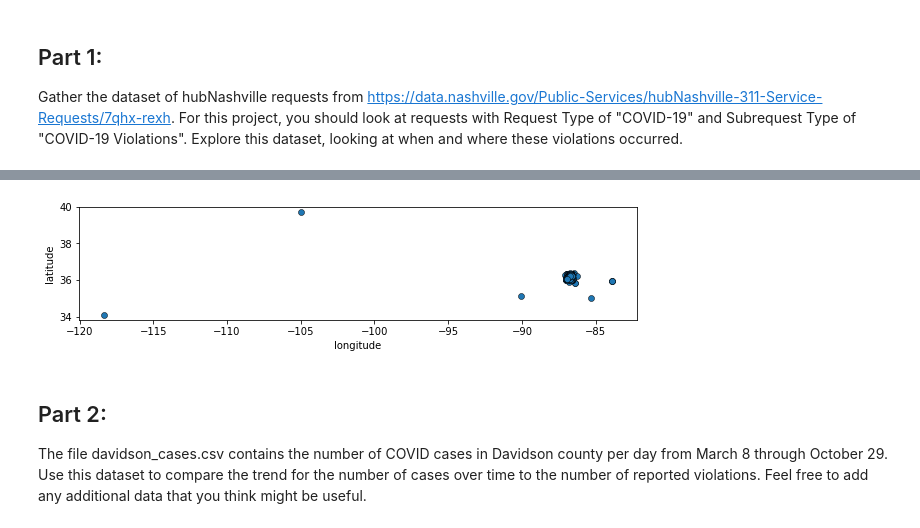
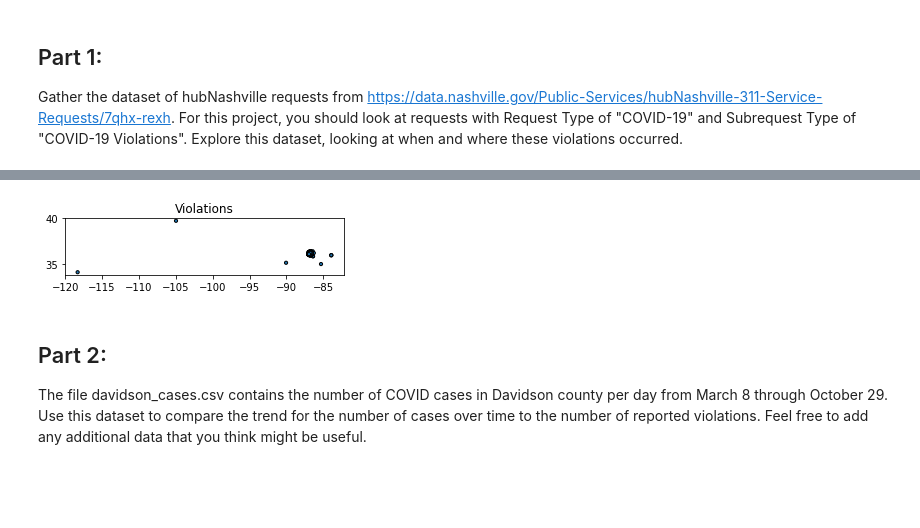
Before and after one commit to nss-data-science-cohort-4/dq4-covid-nashville-dq4_atk, a Jupyter notebook: notebooks/nashville_covid_dq4.ipynb, the cells around one changed output, grey strips where cells are left out. Cells and saved outputs as stored; diff of their text form; code cells hidden in the pictures; blank space fills up the shorter version.

```diff
--- a/notebooks/nashville_covid_dq4.ipynb
+++ b/notebooks/nashville_covid_dq4.ipynb
@@ -88,12 +71,13 @@ hubNashville_geo = gpd.GeoDataFrame(hubNashville,
 #dropping duplicates so plotting will work
 hubNashville_geo = hubNashville_geo.dropna()
 # %%
-ax = zipcodes.plot(figsize = (10, 10), color = 'white', edgecolor = 'lightgrey')
+ax = zipcodes.plot(figsize = (5, 5), color = 'white', edgecolor = 'lightgrey')
 
-sns.scatterplot(data=hubNashville_geo, x='longitude', y='latitude',
-                palette='mako_r', sizes=(10, 20), edgecolor = 'black');
+plt.scatter(x=hubNashville_geo['longitude'], y=hubNashville_geo['latitude'],
+               sizes=(10,10), edgecolor = 'black')
+plt.title('Violations');
 # %% [output]
-[figure, old version]
+[figure, new version]
 # %% [markdown]
 ## Part 2:
 The file davidson_cases.csv contains the number of COVID cases in Davidson county per day from March 8 through October 29. Use this dataset to compare the trend for the number of cases over time to the number of reported violations. Feel free to add any additional data that you think might be useful.
```
Also changed, not shown: parts of 21 cells of this notebook.
